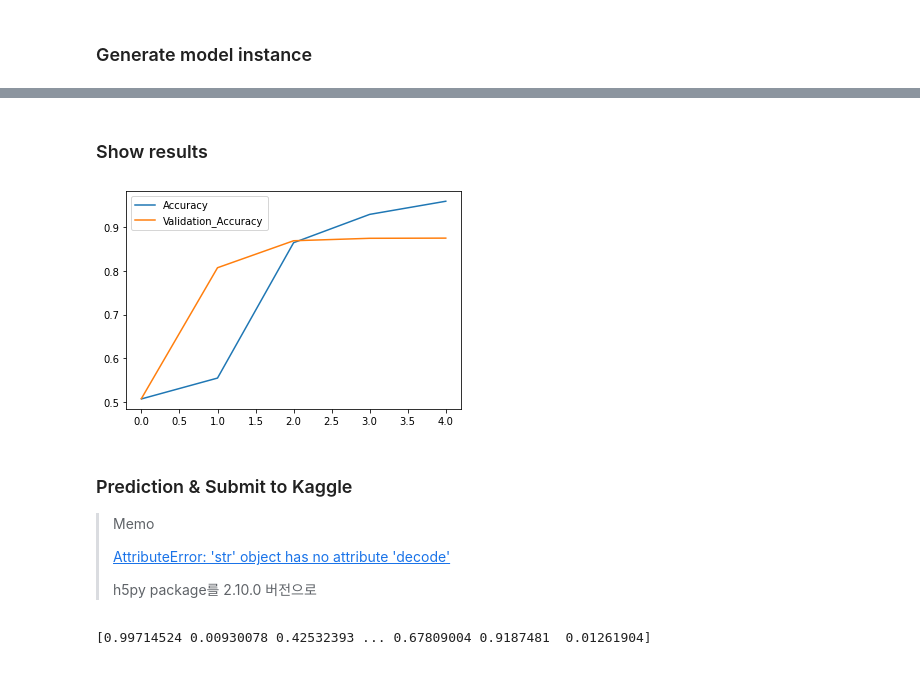
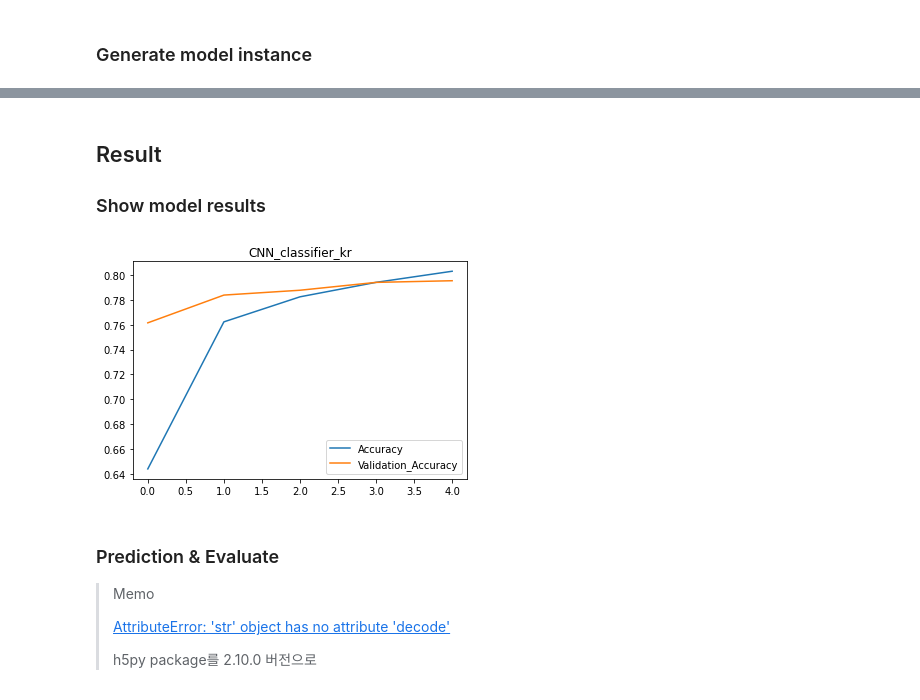
Before and after one commit to c-juhwan/korean-hate-speech-detection, a Jupyter notebook: study/study4.ipynb, the cells around one changed output, grey strips where cells are left out. Drawn from its saved outputs; the diff is of its cells as text; code cells hidden in the pictures.

```diff
--- a/study/study4.ipynb
+++ b/study/study4.ipynb
@@ -78,12 +121,18 @@ def preprocessing(text):
 # %%
+"""
 for i in tqdm(range(0, df_train.shape[0])):
-    df_train['review'][i] = preprocessing(df_train['review'][i])
+    df_train['document'][i] = preprocessing(df_train['document'][i])
 
 for i in tqdm(range(0, df_test.shape[0])):
-    df_test['review'][i] = preprocessing(df_test['review'][i])
+    df_test['document'][i] = preprocessing(df_test['document'][i])
+"""
 
-#df_train.head()
-#df_test.head()
+for df in dataframes:
+    for i in tqdm(range(0, df.shape[0])):
+        df['document'][i] = preprocessing(df['document'][i])
+
+print(df_train.head())
+print(df_test.head())
 # %% [output]
 A value is trying to be set on a copy of a slice from a DataFrame
 
@@ -93,8 +153,6 @@ See the caveats in the documentation: https://pandas.pydata.org/pandas-docs/stab
 # Integer index
 
 tokenizer = Tokenizer()
-tokenizer.fit_on_texts(df_train['review'])
-train_sequences = tokenizer.texts_to_sequences(df_train['review'])
-test_sequences = tokenizer.texts_to_sequences(df_test['review'])
-
-#print(text_sequences[0])
+tokenizer.fit_on_texts(df_train['document'])
+train_sequences = tokenizer.texts_to_sequences(df_train['document'])
+test_sequences = tokenizer.texts_to_sequences(df_test['document'])
@@ -113,12 +188,13 @@ datas['vocab_size'] = len(vocab)
 # %%
 # Padding for train data & test data
 
-MAX_SEQUENCE_LENGTH = 180
+MAX_SEQUENCE_LENGTH = 10
 
 train_inputs = pad_sequences(train_sequences, maxlen = MAX_SEQUENCE_LENGTH, padding='post')
-train_labels = np.array(df_train['sentiment'])
+train_labels = np.array(df_train['label'])
 
 test_inputs = pad_sequences(test_sequences, maxlen = MAX_SEQUENCE_LENGTH, padding='post')
+test_labels = np.array(df_test['label'])
 test_id = np.array(df_test['id'])
 
 #print(train_inputs.shape)
@@ -157,0 +322,14 @@ kargs = {'model_name': model_name,
+# %%
+model_name = 'RNN_classifier_kr'
+BATCH_SIZE = 150
+NUM_EPOCHS = 5
+VALID_SPLIT = 0.1
+MAX_LEN = train_inputs.shape[1]
+
+kargs = {'model_name': model_name,
+        'vocab_size': datas['vocab_size'],
+        'embedding_dimension': 100,
+        'dropout_rate': 0.2,
+        'lstm_dimension': 150,
+        'dense_dimension': 150,
+        'output_dimension': 1}
@@ -242,17 +414,20 @@ Epoch 00005: val_accuracy improved from 0.87400 to 0.87440, saving model to ./wo
 # %% [markdown]
-### Show results
+## Result
+
+### Show model results
 # %%
 import matplotlib.pyplot as plt
 
 plt.plot(history.history['accuracy'], label = "Accuracy")
 plt.plot(history.history['val_accuracy'], label="Validation_Accuracy")
 
+plt.title(kargs['model_name'])
 plt.legend()
 plt.show()
 # %% [output]
-[figure, old version]
+[figure, new version]
 # %% [markdown]
-### Prediction & Submit to Kaggle
+### Prediction & Evaluate
 
 > Memo
 >
@@ -265,9 +440,2 @@ DATA_OUT_PATH = "./word2vec-nlp-tutorial/data_out/"
 
 model.load_weights(os.path.join(checkpoint_path))
-# %%
-predictions = model.predict(test_inputs, batch_size=BATCH_SIZE)
-predictions = predictions.squeeze(-1)
-
-print(predictions)
-# %% [output]
-[0.99714524 0.00930078 0.42532393 ... 0.67809004 0.9187481  0.01261904]
```
Also changed, not shown: parts of 28 cells of this notebook, 2 other files.
